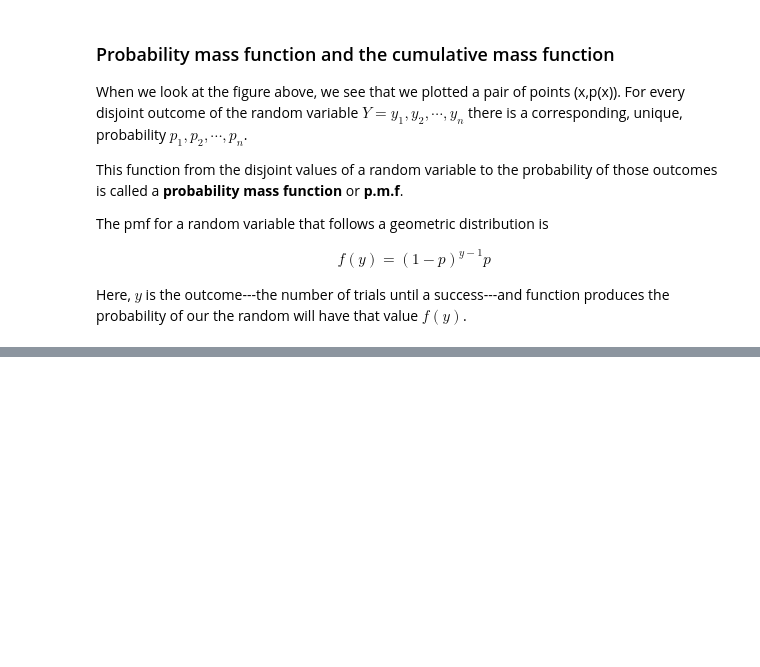
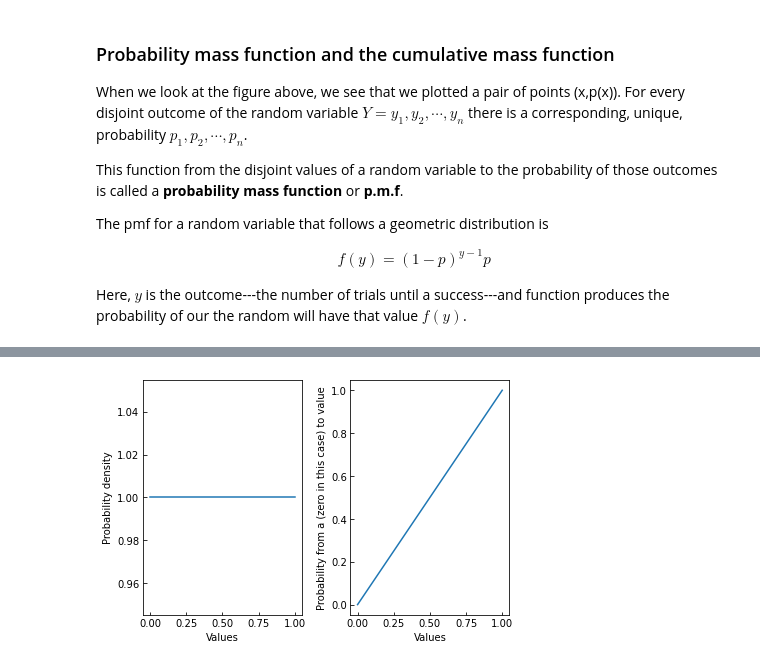
Before and after one commit to computationalUncertaintyLab/2020F_PHDSI, a Jupyter notebook: c5/Class12-14.ipynb, the cells around one changed output, grey strips where cells are left out. Saved outputs shown, nothing was run; the diff lists cells and outputs as text; code cells hidden in the pictures; blank space fills up the shorter version.

```diff
--- a/c5/Class12-14.ipynb
+++ b/c5/Class12-14.ipynb
@@ -264,0 +316,54 @@ Here, $y$ is the outcome---the number of trials until a success---and function p
+# %%
+def uniformContinuousPDF(x,a,b):
+    '''
+    Inputs: x and y are the endpoints of an interval
+            a and b are parameters of the Uniform cont distribution
+    Output:  The PDF value at x
+    '''
+    return 1./(b-a)
+
+def uniformContinuousProb(x,y,a,b):
+    '''
+    Inputs: x and y are the endpoints of an interval
+            a and b are parameters of the Uniform cont distribution
+    Output: a float value that is the probability between x and y
+    '''
+    return (y-x)/(b-a)
+
+a,b = 0,1
+values = np.linspace(a,b,100)
+
+pdfVals = []
+for v in values:
+    f = uniformContinuousPDF(v,a,b)
+    pdfVals.append(f)
+
+fig,axs = plt.subplots(1,2)
+
+#first plot
+ax = axs[0]
+ax.plot( values, pdfVals  )
+
+ax.set_xlabel("Values")
+ax.set_ylabel("Probability density")
+ax.tick_params(direction="in")
+
+# compute probabilitiues from on end point (a) to a value (v)
+prbVals = []
+for v in values:
+    f = uniformContinuousProb(a,v,a,b)
+    prbVals.append(f)
+
+#second plot
+ax = axs[1]
+ax.plot( values, prbVals  )
+
+ax.set_xlabel("Values")
+ax.set_ylabel("Probability from a (zero in this case) to value")
+ax.tick_params(direction="in")
+
+fig.set_tight_layout(True)
+
+plt.show()
+# %% [output]
+[figure, added]
```
Also changed, not shown: parts of 9 cells of this notebook.
